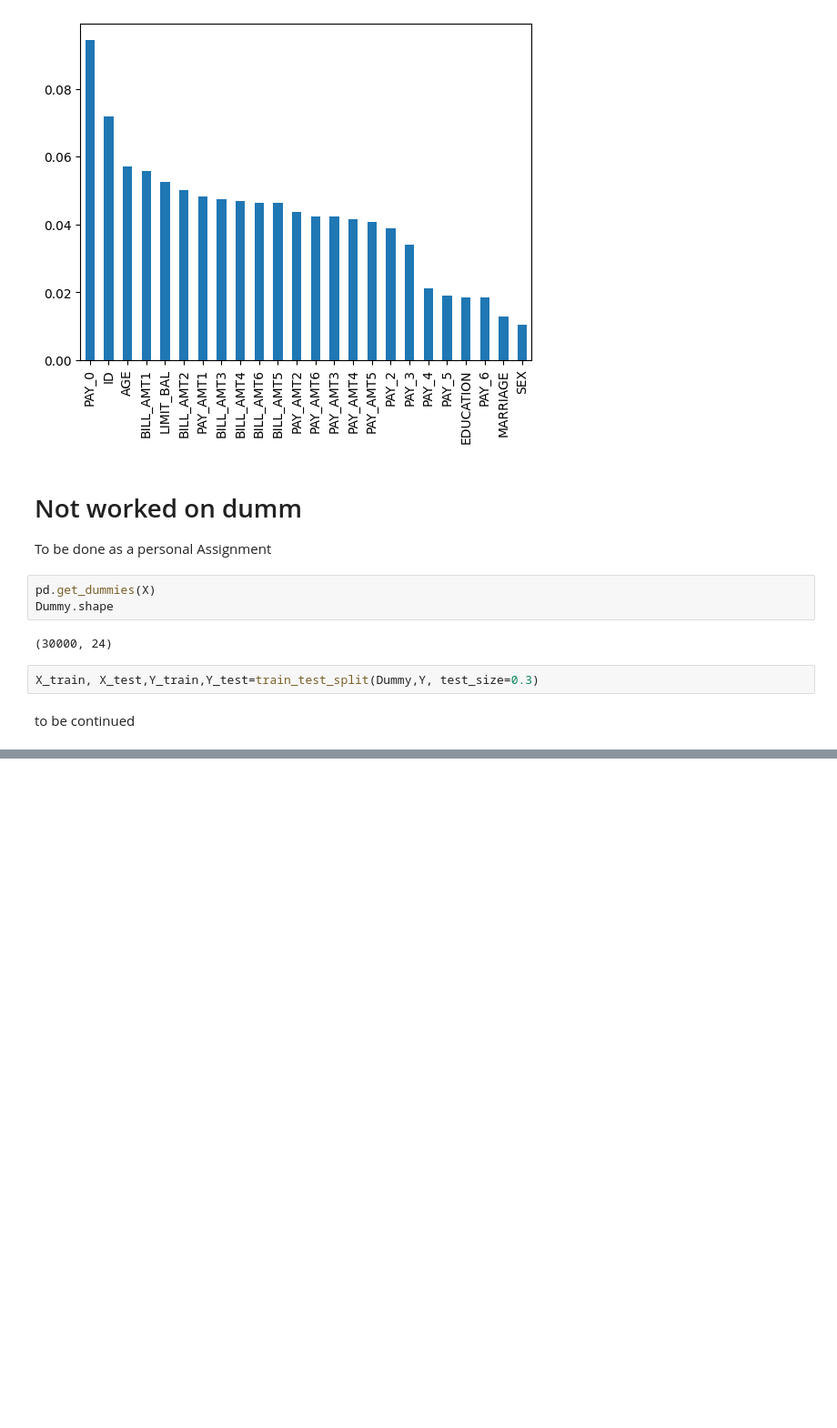
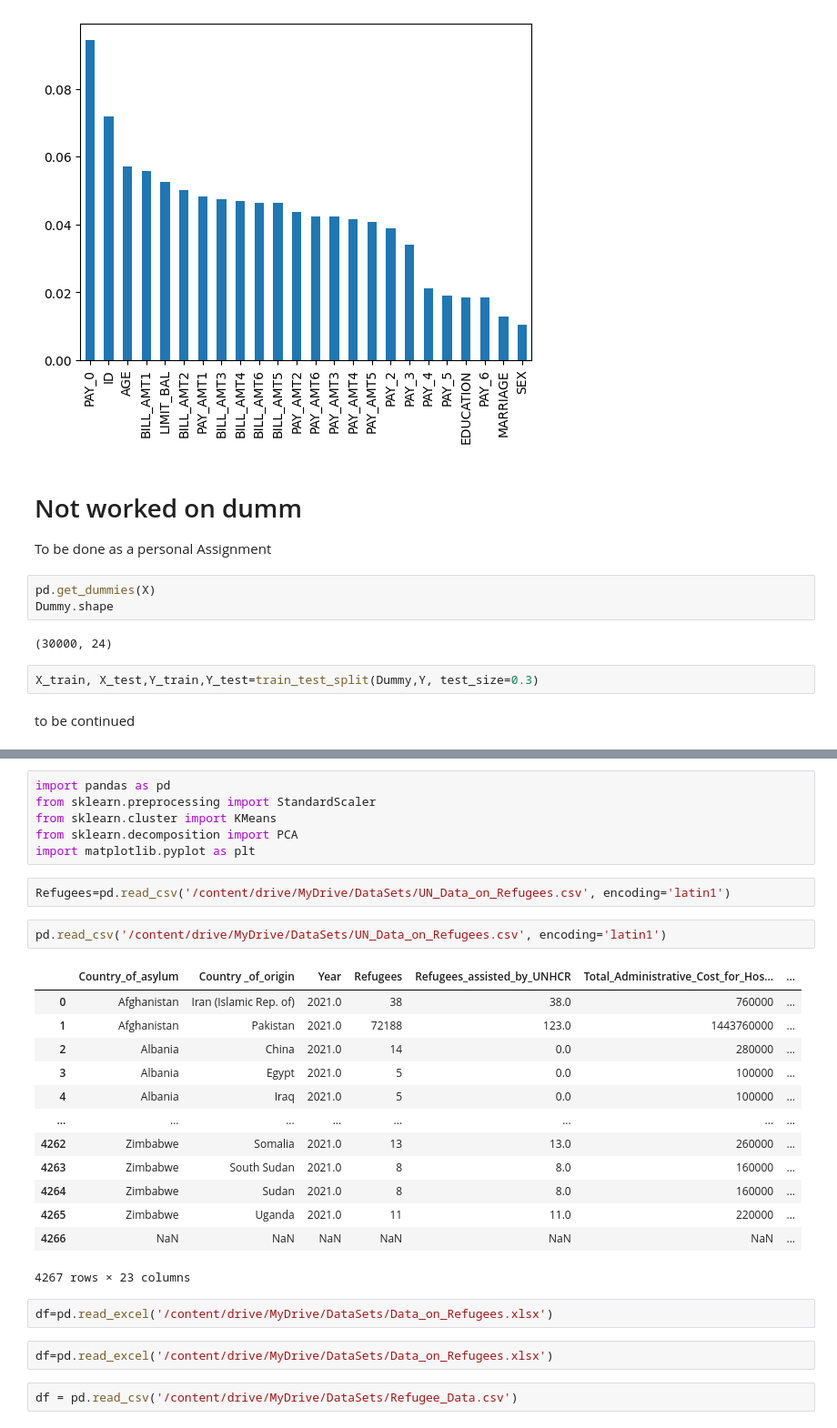
Before and after one commit to Jackson-Tech1/alx_be_python, a Jupyter notebook: UR_Class.ipynb, the cells around one changed output, grey strips where cells are left out. Shown at 91% size. Cells and saved outputs as stored; diff of their text form; blank space fills up the shorter version.

```diff
--- a/UR_Class.ipynb
+++ b/UR_Class.ipynb
@@ -813,0 +832,30 @@ to be continued
+# %%
+import pandas as pd
+from sklearn.preprocessing import StandardScaler
+from sklearn.cluster import KMeans
+from sklearn.decomposition import PCA
+import matplotlib.pyplot as plt
+# %%
+Refugees=pd.read_csv('/content/drive/MyDrive/DataSets/UN_Data_on_Refugees.csv', encoding='latin1')
+# %%
+pd.read_csv('/content/drive/MyDrive/DataSets/UN_Data_on_Refugees.csv', encoding='latin1')
+# %% [output]
+|  | Country_of_asylum | Country _of_origin | Year | Refugees | Refugees_assisted_by_UNHCR | Total_Administrative_Cost_for_Hos... | ... |
+| 0 | Afghanistan | Iran (Islamic Rep. of) | 2021.0 | 38 | 38.0 | 760000 | ... |
+| 1 | Afghanistan | Pakistan | 2021.0 | 72188 | 123.0 | 1443760000 | ... |
+| 2 | Albania | China | 2021.0 | 14 | 0.0 | 280000 | ... |
+| 3 | Albania | Egypt | 2021.0 | 5 | 0.0 | 100000 | ... |
+| 4 | Albania | Iraq | 2021.0 | 5 | 0.0 | 100000 | ... |
+| ... | ... | ... | ... | ... | ... | ... | ... |
+| 4262 | Zimbabwe | Somalia | 2021.0 | 13 | 13.0 | 260000 | ... |
+| 4263 | Zimbabwe | South Sudan | 2021.0 | 8 | 8.0 | 160000 | ... |
+| 4264 | Zimbabwe | Sudan | 2021.0 | 8 | 8.0 | 160000 | ... |
+| 4265 | Zimbabwe | Uganda | 2021.0 | 11 | 11.0 | 220000 | ... |
+| 4266 | NaN | NaN | NaN | NaN | NaN | NaN | ... |
+4267 rows × 23 columns
+# %%
+df=pd.read_excel('/content/drive/MyDrive/DataSets/Data_on_Refugees.xlsx')
+# %%
+df=pd.read_excel('/content/drive/MyDrive/DataSets/Data_on_Refugees.xlsx')
+# %%
+df = pd.read_csv('/content/drive/MyDrive/DataSets/Refugee_Data.csv')
```
Also changed, not shown: parts of 13 cells of this notebook.
